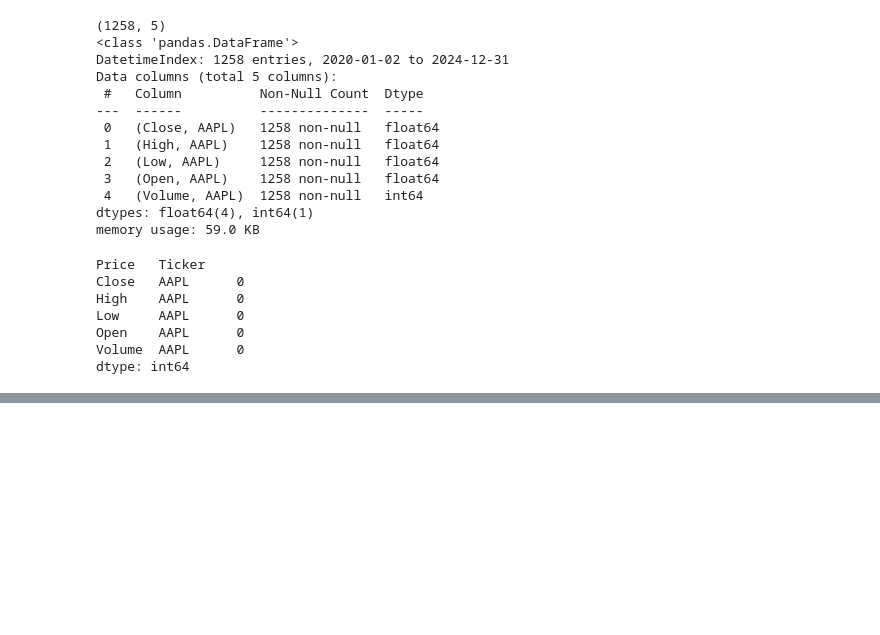
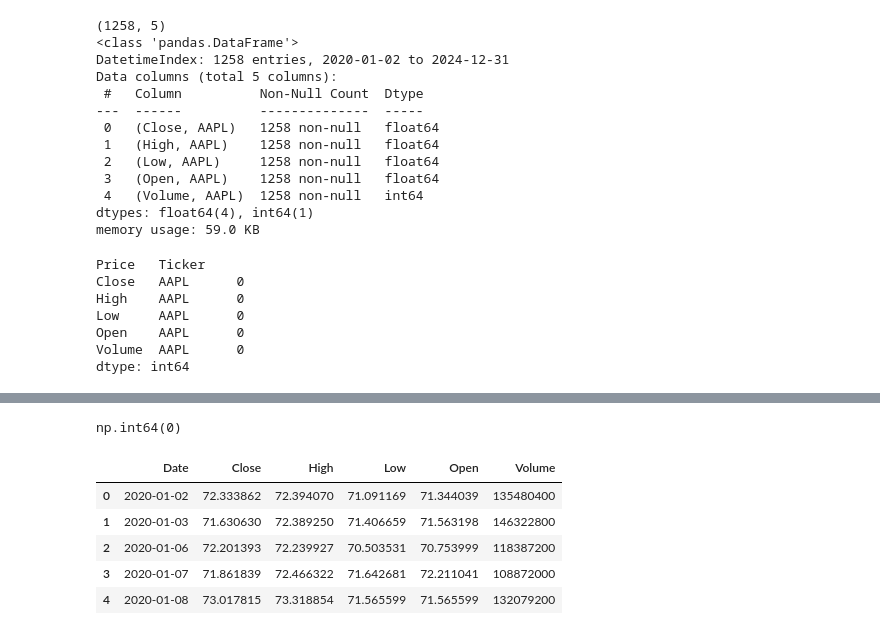
Before and after one commit to omarehabmo/ML-Stock-Price-Prediction, a Jupyter notebook: stock-price-prediction/notebooks/01_data_collection.ipynb, the cells around one changed output, grey strips where cells are left out. Cells and saved outputs as stored; diff of their text form; code cells hidden in the pictures; blank space fills up the shorter version.

Commit message:
Data Cleaning & Preprocessing.

```diff
--- a/stock-price-prediction/notebooks/01_data_collection.ipynb
+++ b/stock-price-prediction/notebooks/01_data_collection.ipynb
@@ -81,0 +163,15 @@ dtype: int64
+# %%
+df.duplicated().sum()
+# %% [output]
+np.int64(0)
+# %%
+df.to_csv("../data/processed/apple_stock_clean.csv")
+test_df = pd.read_csv("../data/processed/apple_stock_clean.csv")
+test_df.head()
+# %% [output]
+|  | Date | Close | High | Low | Open | Volume |
+| 0 | 2020-01-02 | 72.333862 | 72.394070 | 71.091169 | 71.344039 | 135480400 |
+| 1 | 2020-01-03 | 71.630630 | 72.389250 | 71.406659 | 71.563198 | 146322800 |
+| 2 | 2020-01-06 | 72.201393 | 72.239927 | 70.503531 | 70.753999 | 118387200 |
+| 3 | 2020-01-07 | 71.861839 | 72.466322 | 71.642681 | 72.211041 | 108872000 |
+| 4 | 2020-01-08 | 73.017815 | 73.318854 | 71.565599 | 71.565599 | 132079200 |
```
Also changed, not shown: parts of 12 cells of this notebook, 1 other file.
